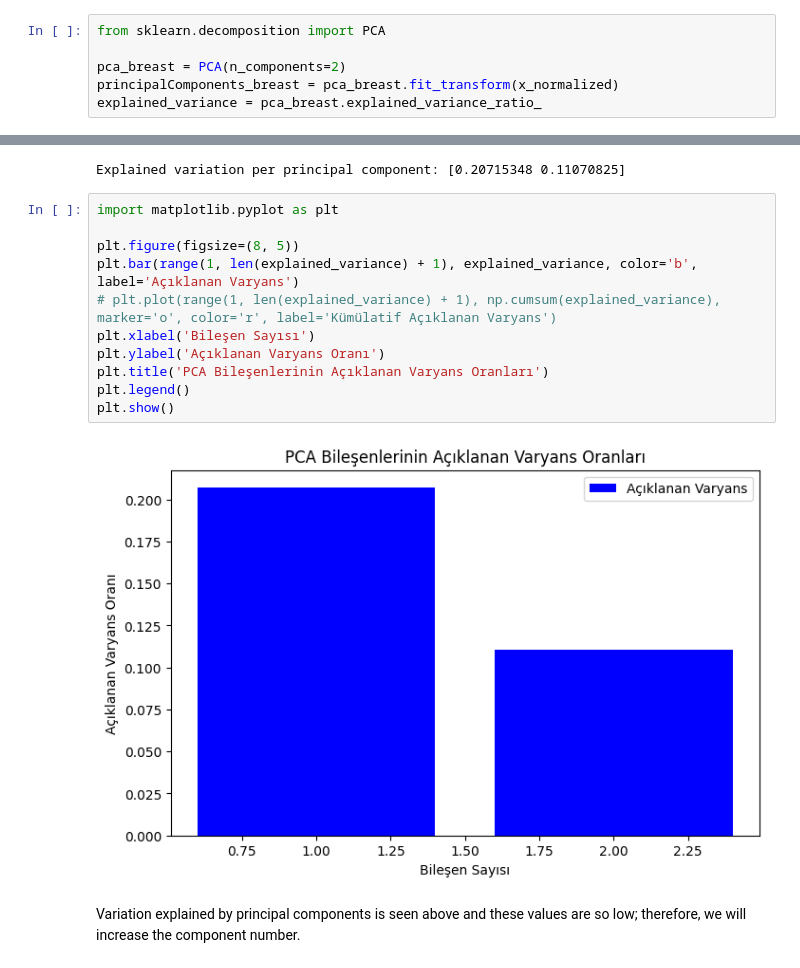
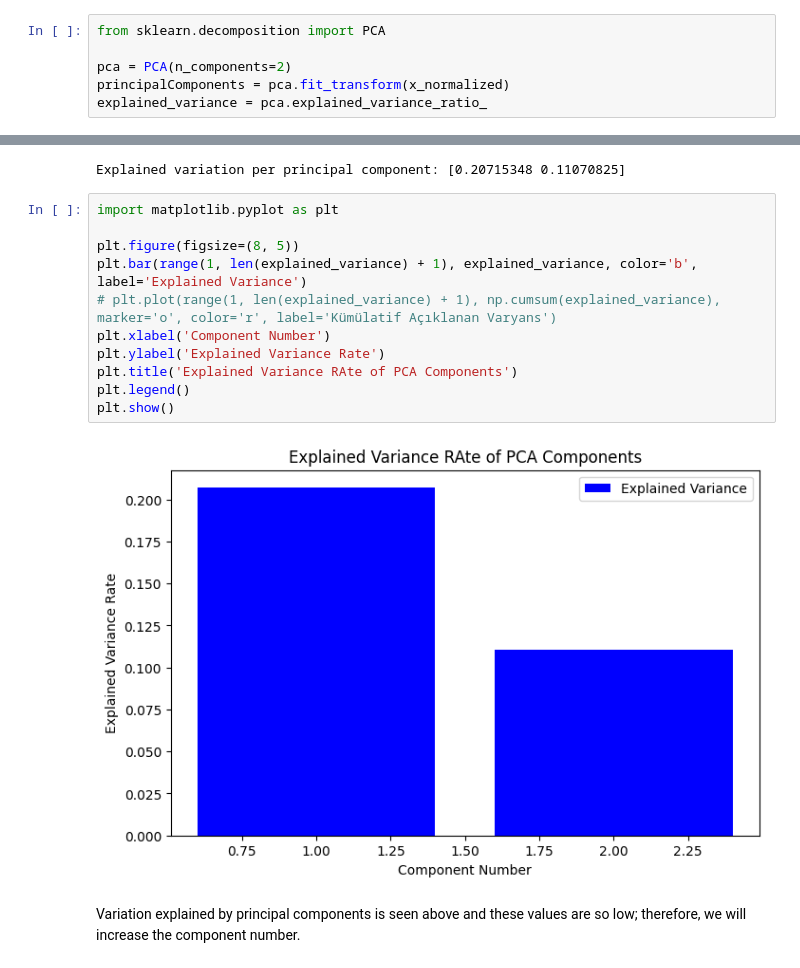
Before and after one commit to BU-IE-582/fall-24-YusufKAvcakar, a Jupyter notebook: HW1.ipynb, the cells around one changed output, grey strips where cells are left out. Drawn from its saved outputs; the diff is of its cells as text.

```diff
--- a/HW1.ipynb
+++ b/HW1.ipynb
@@ -19,9 +25,9 @@ np.mean(x_normalized), np.std(x_normalized)
 # %%
 from sklearn.decomposition import PCA
 
-pca_breast = PCA(n_components=2)
-principalComponents_breast = pca_breast.fit_transform(x_normalized)
-explained_variance = pca_breast.explained_variance_ratio_
+pca = PCA(n_components=2)
+principalComponents = pca.fit_transform(x_normalized)
+explained_variance = pca.explained_variance_ratio_
 # %%
 print('Explained variation per principal component: {}'.format(explained_variance))
 # %% [output]
@@ -29,15 +35,15 @@ Explained variation per principal component: [0.20715348 0.11070825]
 # %%
 import matplotlib.pyplot as plt
 
 plt.figure(figsize=(8, 5))
-plt.bar(range(1, len(explained_variance) + 1), explained_variance, color='b', label='Açıklanan Varyans')
+plt.bar(range(1, len(explained_variance) + 1), explained_variance, color='b', label='Explained Variance')
 # plt.plot(range(1, len(explained_variance) + 1), np.cumsum(explained_variance), marker='o', color='r', label='Kümülatif Açıklanan Varyans')
-plt.xlabel('Bileşen Sayısı')
-plt.ylabel('Açıklanan Varyans Oranı')
-plt.title('PCA Bileşenlerinin Açıklanan Varyans Oranları')
+plt.xlabel('Component Number')
+plt.ylabel('Explained Variance Rate')
+plt.title('Explained Variance RAte of PCA Components')
 plt.legend()
 plt.show()
 # %% [output]
-[figure, old version]
+[figure, new version]
 # %% [markdown]
 Variation explained by principal components is seen above and these values are so low; therefore, we will increase the component number.
```
Also changed, not shown: parts of 12 cells of this notebook.
